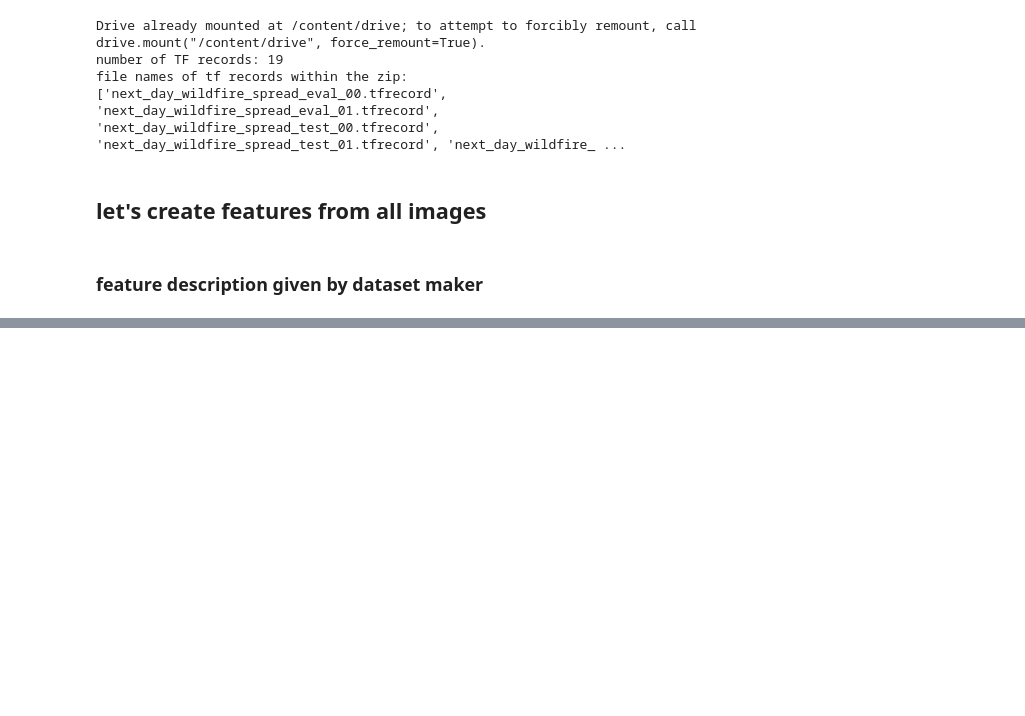
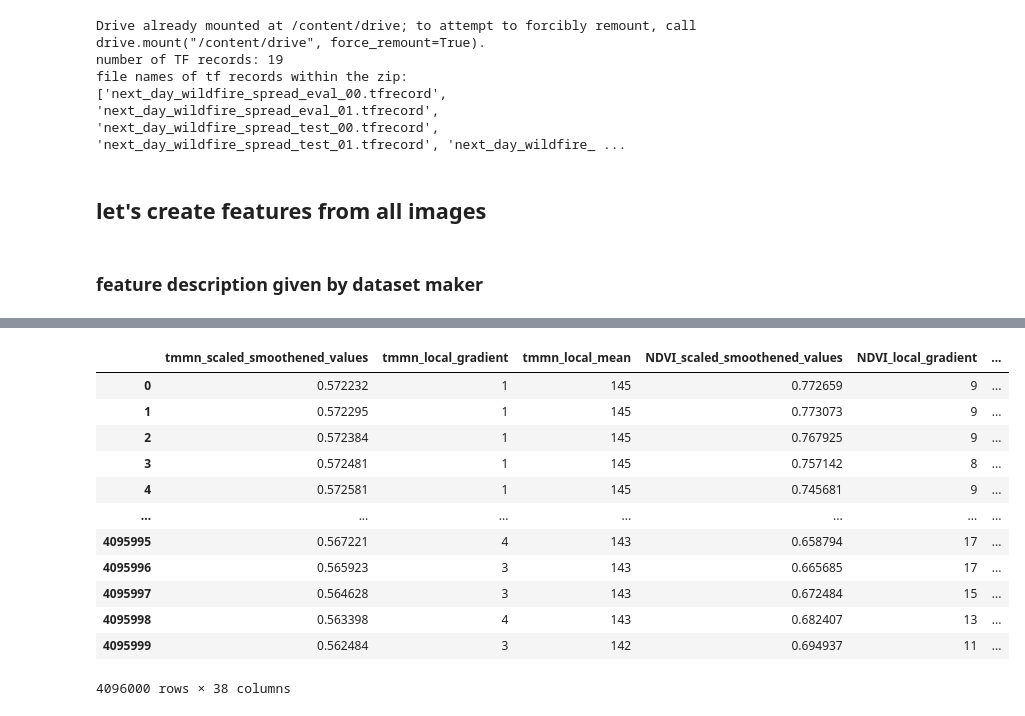
Before and after one commit to MapleWolfe/Milestone_2, a Jupyter notebook: TFrecord_extraction.ipynb, the cells around one changed output, grey strips where cells are left out. Cells and saved outputs as stored; diff of their text form; code cells hidden in the pictures; blank space fills up the shorter version.

```diff
--- a/TFrecord_extraction.ipynb
+++ b/TFrecord_extraction.ipynb
@@ -175,5 +157,0 @@ def build_features(record_dict,min_max_dict,sigma_val,radius_val):
-# %%
-raw_dataset = one_file_unzip('next_day_wildfire_spread_eval_00.tfrecord', wildfire_zip)
-output = extract_one_row(raw_dataset)
-for a_output in output:
-  print(build_features(a_output,feature_description_dict,1,3))
@@ -200,0 +197,37 @@ for a_output in output:
+# %%
+%%time
+image_count = 0
+image_id = 0
+data_frame_dict = {}
+single_record_list = []
+
+for a_tf_record in tf_record_file_names:
+  raw_dataset = one_file_unzip(a_tf_record, wildfire_zip)
+  row_extraction_generator = extract_one_row(raw_dataset)
+
+  for a_row in row_extraction_generator:
+    all_features_dict_array = build_features(a_row,feature_description_dict,sigma_val=1,radius_val=3)
+    image_id += 1
+    image_count +=1
+    image_number_array = np.full(4096, image_id)
+    all_features_dict_array['image_id'] = image_number_array
+    if image_count == 1:
+      all_features_dataframe = cudf.DataFrame.from_dict(all_features_dict_array)
+    else:
+      single_row_df = cudf.DataFrame.from_dict(all_features_dict_array)
+      all_features_dataframe = all_features_dataframe.append(single_row_df, ignore_index=True)
+
+    if image_count > 200:
+      single_record_list.append(all_features_dataframe)
+      image_count = 0
+    print(image_id)
+
+  if image_count % 200 != 0:
+      single_record_list.append(all_features_dataframe)
+      image_count = 0
+
+  big_df = cudf.concat(single_record_list, ignore_index=True)
+  data_frame_dict[a_tf_record] = big_df
+  image_count = 0
+
+  break
@@ -200,0 +252,16 @@ for a_output in output:
+# %%
+data_frame_dict['next_day_wildfire_spread_eval_00.tfrecord']
+# %% [output]
+|  | tmmn_scaled_smoothened_values | tmmn_local_gradient | tmmn_local_mean | NDVI_scaled_smoothened_values | NDVI_local_gradient | ... |
+| 0 | 0.572232 | 1 | 145 | 0.772659 | 9 | ... |
+| 1 | 0.572295 | 1 | 145 | 0.773073 | 9 | ... |
+| 2 | 0.572384 | 1 | 145 | 0.767925 | 9 | ... |
+| 3 | 0.572481 | 1 | 145 | 0.757142 | 8 | ... |
+| 4 | 0.572581 | 1 | 145 | 0.745681 | 9 | ... |
+| ... | ... | ... | ... | ... | ... | ... |
+| 4095995 | 0.567221 | 4 | 143 | 0.658794 | 17 | ... |
+| 4095996 | 0.565923 | 3 | 143 | 0.665685 | 17 | ... |
+| 4095997 | 0.564628 | 3 | 143 | 0.672484 | 15 | ... |
+| 4095998 | 0.563398 | 4 | 143 | 0.682407 | 13 | ... |
+| 4095999 | 0.562484 | 3 | 142 | 0.694937 | 11 | ... |
+4096000 rows × 38 columns
```
Also changed, not shown: parts of 11 cells of this notebook.
